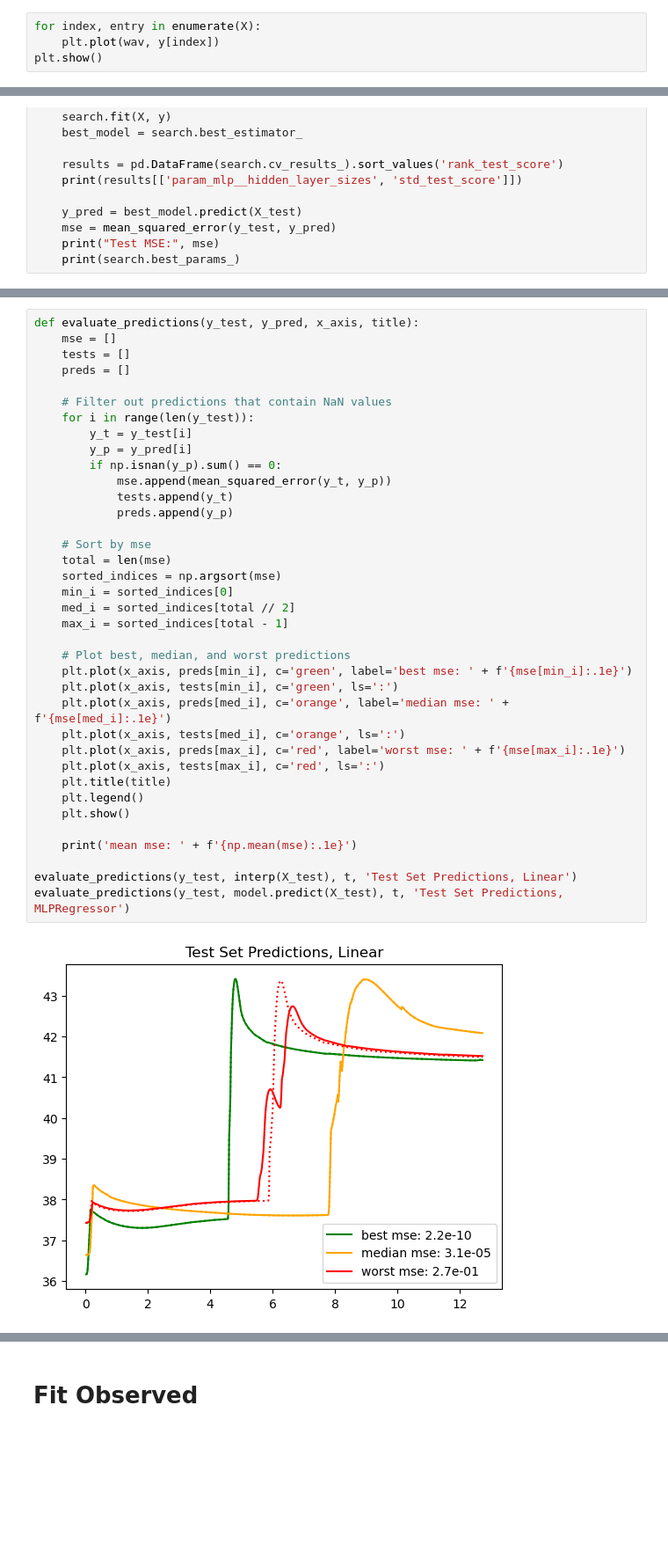
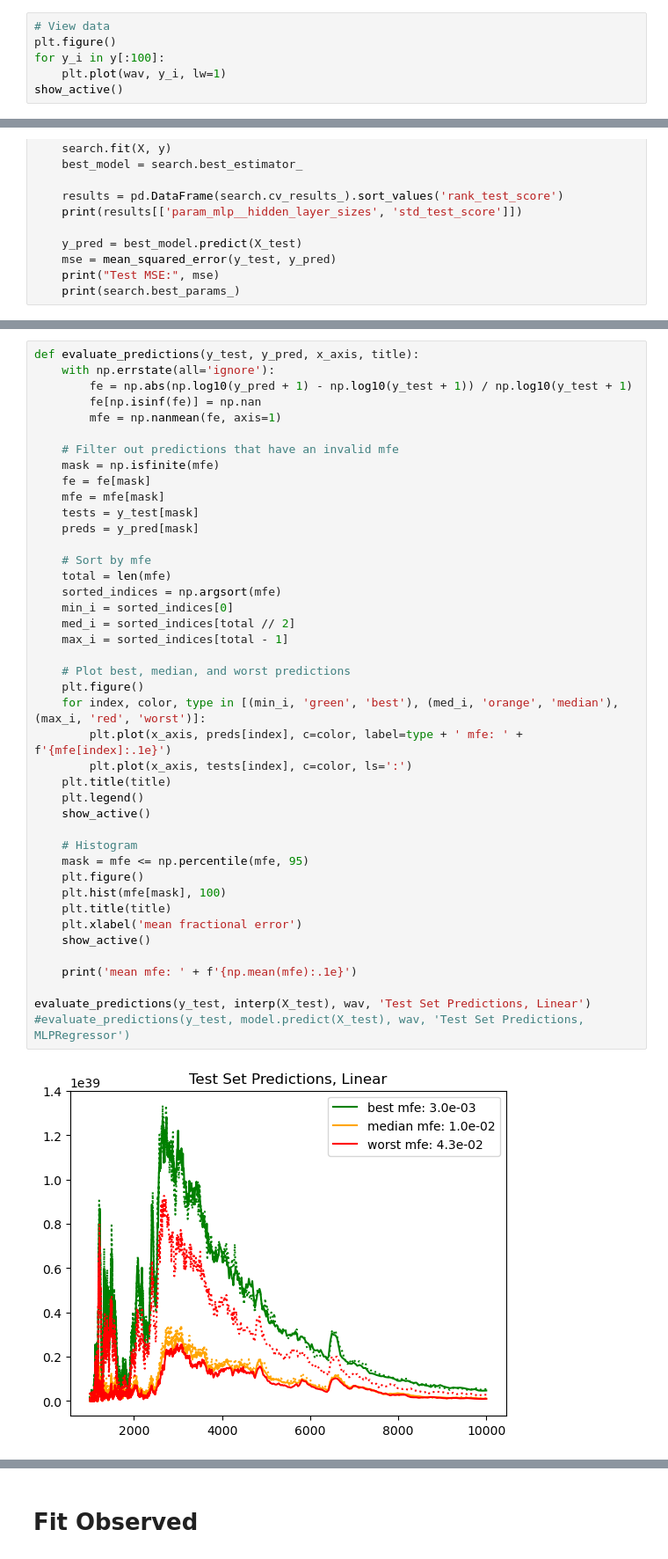
Before and after one commit to MichaelLukaszyk/iip-emulator, a Jupyter notebook: interpolator/interp.ipynb, the cells around one changed output, grey strips where cells are left out. Shown at 88% size. Drawn from its saved outputs; the diff is of its cells as text; blank space fills up the shorter version.

```diff
--- a/interpolator/interp.ipynb
+++ b/interpolator/interp.ipynb
@@ -35,5 +44,7 @@ X_train, X_test, y_train, y_test = train_test_split(
 # %%
-for index, entry in enumerate(X):
-    plt.plot(wav, y[index])
-plt.show()
+# View data
+plt.figure()
+for y_i in y[:100]:
+    plt.plot(wav, y_i, lw=1)
+show_active()
 # %% [output]
@@ -106,39 +112,44 @@ Pipeline(steps=[('scaler', StandardScaler()),
 # %%
 def evaluate_predictions(y_test, y_pred, x_axis, title):
-    mse = []
-    tests = []
-    preds = []
+    with np.errstate(all='ignore'):
+        fe = np.abs(np.log10(y_pred + 1) - np.log10(y_test + 1)) / np.log10(y_test + 1)
+        fe[np.isinf(fe)] = np.nan
+        mfe = np.nanmean(fe, axis=1)
 
-    # Filter out predictions that contain NaN values
-    for i in range(len(y_test)):
-        y_t = y_test[i]
-        y_p = y_pred[i]
-        if np.isnan(y_p).sum() == 0:
-            mse.append(mean_squared_error(y_t, y_p))
-            tests.append(y_t)
-            preds.append(y_p)
+    # Filter out predictions that have an invalid mfe
+    mask = np.isfinite(mfe)
+    fe = fe[mask]
+    mfe = mfe[mask]
+    tests = y_test[mask]
+    preds = y_pred[mask]
 
-    # Sort by mse
-    total = len(mse)
-    sorted_indices = np.argsort(mse)
+    # Sort by mfe
+    total = len(mfe)
+    sorted_indices = np.argsort(mfe)
     min_i = sorted_indices[0]
     med_i = sorted_indices[total // 2]
     max_i = sorted_indices[total - 1]
 
     # Plot best, median, and worst predictions
-    plt.plot(x_axis, preds[min_i], c='green', label='best mse: ' + f'{mse[min_i]:.1e}')
-    plt.plot(x_axis, tests[min_i], c='green', ls=':')
-    plt.plot(x_axis, preds[med_i], c='orange', label='median mse: ' + f'{mse[med_i]:.1e}')
-    plt.plot(x_axis, tests[med_i], c='orange', ls=':')
-    plt.plot(x_axis, preds[max_i], c='red', label='worst mse: ' + f'{mse[max_i]:.1e}')
-    plt.plot(x_axis, tests[max_i], c='red', ls=':')
+    plt.figure()
+    for index, color, type in [(min_i, 'green', 'best'), (med_i, 'orange', 'median'), (max_i, 'red', 'worst')]:
+        plt.plot(x_axis, preds[index], c=color, label=type + ' mfe: ' + f'{mfe[index]:.1e}')
+        plt.plot(x_axis, tests[index], c=color, ls=':')
     plt.title(title)
     plt.legend()
-    plt.show()
+    show_active()
 
-    print('mean mse: ' + f'{np.mean(mse):.1e}')
+    # Histogram
+    mask = mfe <= np.percentile(mfe, 95)
+    plt.figure()
+    plt.hist(mfe[mask], 100)
+    plt.title(title)
+    plt.xlabel('mean fractional error')
+    show_active()
 
-evaluate_predictions(y_test, interp(X_test), t, 'Test Set Predictions, Linear')
-evaluate_predictions(y_test, model.predict(X_test), t, 'Test Set Predictions, MLPRegressor')
+    print('mean mfe: ' + f'{np.mean(mfe):.1e}')
+
+evaluate_predictions(y_test, interp(X_test), wav, 'Test Set Predictions, Linear')
+#evaluate_predictions(y_test, model.predict(X_test), wav, 'Test Set Predictions, MLPRegressor')
 # %% [output]
-[figure, old version]
+[figure, new version]
```
Also changed, not shown: parts of 10 cells of this notebook, 10 other files.
